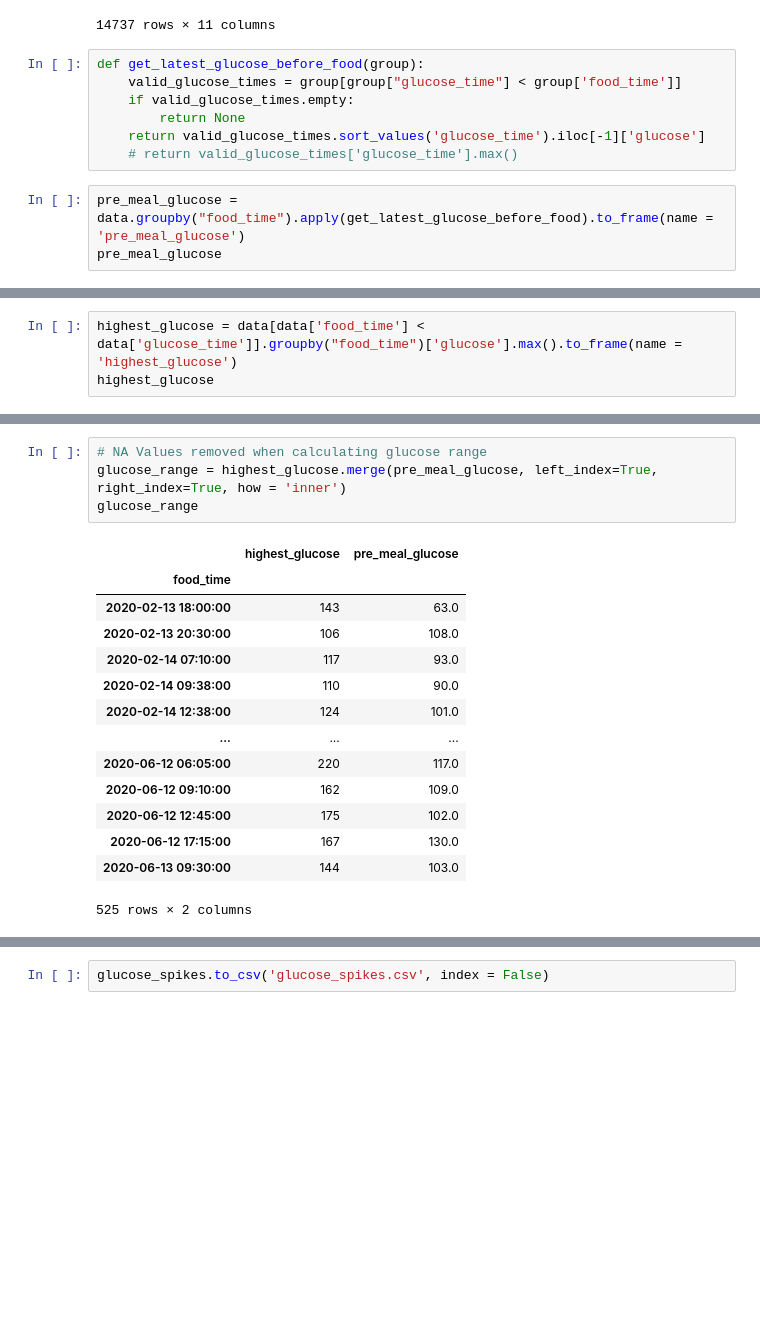
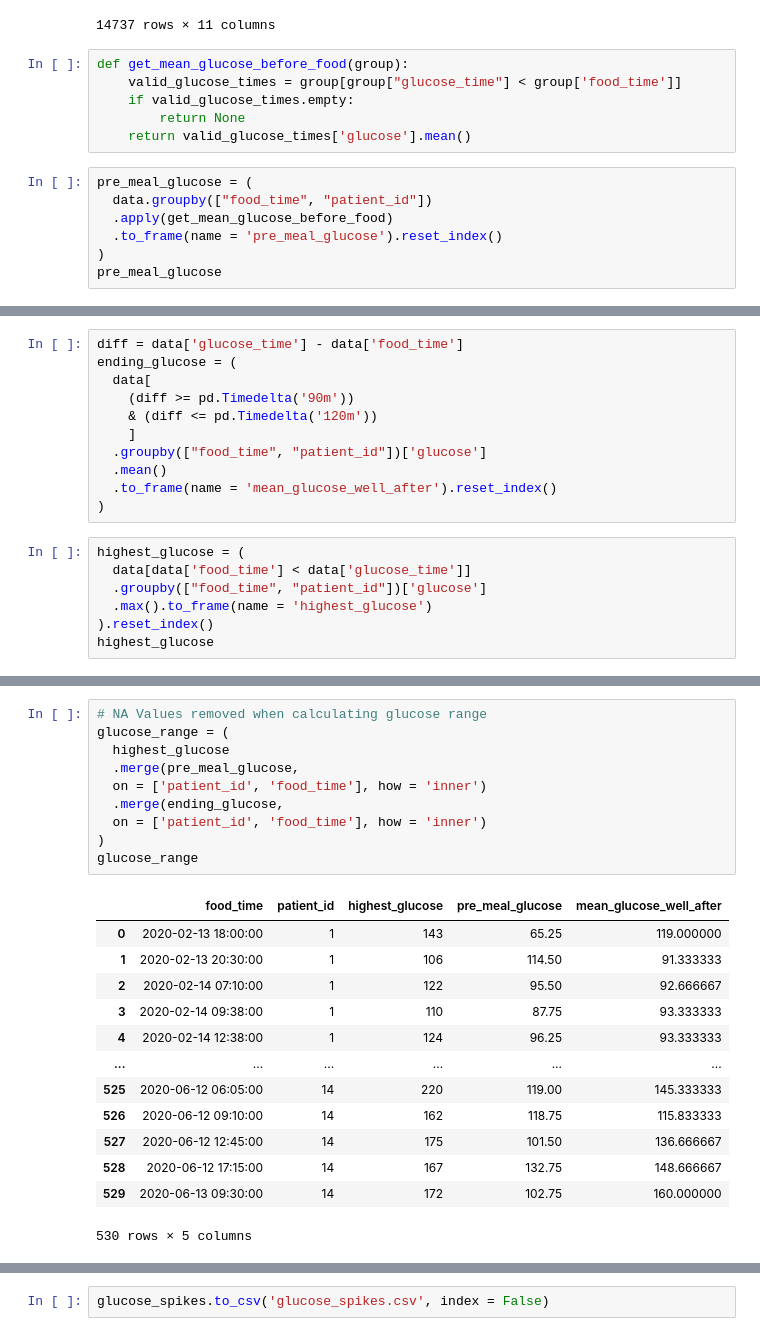
Before and after one commit to KrazyKats/glycemic_charts, a Jupyter notebook: viv_work/eda.ipynb, the cells around one changed output, grey strips where cells are left out. Saved outputs shown, nothing was run; the diff lists cells and outputs as text; blank space fills up the shorter version.

```diff
--- a/viv_work/eda.ipynb
+++ b/viv_work/eda.ipynb
@@ -33,13 +33,16 @@ data
 | 14736 | 2020-06-13 09:30:00 | 654.0 | 82.0 | 5.6 | 40.0 | 26.0 | 26.0 | 14 | 2020-06-13 11:02:56 | ... |
 14737 rows × 11 columns
 # %%
-def get_latest_glucose_before_food(group):
+def get_mean_glucose_before_food(group):
     valid_glucose_times = group[group["glucose_time"] < group['food_time']]
     if valid_glucose_times.empty:
         return None
-    return valid_glucose_times.sort_values('glucose_time').iloc[-1]['glucose']
-    # return valid_glucose_times['glucose_time'].max()
+    return valid_glucose_times['glucose'].mean()
 # %%
-pre_meal_glucose = data.groupby("food_time").apply(get_latest_glucose_before_food).to_frame(name = 'pre_meal_glucose')
+pre_meal_glucose = (
+  data.groupby(["food_time", "patient_id"])
+  .apply(get_mean_glucose_before_food)
+  .to_frame(name = 'pre_meal_glucose').reset_index()
+)
 pre_meal_glucose
 # %% [output]
@@ -64,4 +68,19 @@ pre_meal_glucose
+# %%
+diff = data['glucose_time'] - data['food_time']
+ending_glucose = (
+  data[
+    (diff >= pd.Timedelta('90m'))
+    & (diff <= pd.Timedelta('120m'))
+    ]
+  .groupby(["food_time", "patient_id"])['glucose']
+  .mean()
+  .to_frame(name = 'mean_glucose_well_after').reset_index()
+)
 # %%
-highest_glucose = data[data['food_time'] < data['glucose_time']].groupby("food_time")['glucose'].max().to_frame(name = 'highest_glucose')
+highest_glucose = (
+  data[data['food_time'] < data['glucose_time']]
+  .groupby(["food_time", "patient_id"])['glucose']
+  .max().to_frame(name = 'highest_glucose')
+).reset_index()
 highest_glucose
 # %% [output]
@@ -82,22 +100,27 @@ highest_glucose
 # %%
 # NA Values removed when calculating glucose range
-glucose_range = highest_glucose.merge(pre_meal_glucose, left_index=True, right_index=True, how = 'inner')
+glucose_range = (
+  highest_glucose
+  .merge(pre_meal_glucose,
+  on = ['patient_id', 'food_time'], how = 'inner')
+  .merge(ending_glucose,
+  on = ['patient_id', 'food_time'], how = 'inner')
+)
 glucose_range
 # %% [output]
-|  | highest_glucose | pre_meal_glucose |
-| food_time |  |  |
-| 2020-02-13 18:00:00 | 143 | 63.0 |
-| 2020-02-13 20:30:00 | 106 | 108.0 |
-| 2020-02-14 07:10:00 | 117 | 93.0 |
-| 2020-02-14 09:38:00 | 110 | 90.0 |
-| 2020-02-14 12:38:00 | 124 | 101.0 |
-| ... | ... | ... |
-| 2020-06-12 06:05:00 | 220 | 117.0 |
-| 2020-06-12 09:10:00 | 162 | 109.0 |
-| 2020-06-12 12:45:00 | 175 | 102.0 |
-| 2020-06-12 17:15:00 | 167 | 130.0 |
-| 2020-06-13 09:30:00 | 144 | 103.0 |
+|  | food_time | patient_id | highest_glucose | pre_meal_glucose | mean_glucose_well_after |
+| 0 | 2020-02-13 18:00:00 | 1 | 143 | 65.25 | 119.000000 |
+| 1 | 2020-02-13 20:30:00 | 1 | 106 | 114.50 | 91.333333 |
+| 2 | 2020-02-14 07:10:00 | 1 | 122 | 95.50 | 92.666667 |
+| 3 | 2020-02-14 09:38:00 | 1 | 110 | 87.75 | 93.333333 |
+| 4 | 2020-02-14 12:38:00 | 1 | 124 | 96.25 | 93.333333 |
+| ... | ... | ... | ... | ... | ... |
+| 525 | 2020-06-12 06:05:00 | 14 | 220 | 119.00 | 145.333333 |
+| 526 | 2020-06-12 09:10:00 | 14 | 162 | 118.75 | 115.833333 |
+| 527 | 2020-06-12 12:45:00 | 14 | 175 | 101.50 | 136.666667 |
+| 528 | 2020-06-12 17:15:00 | 14 | 167 | 132.75 | 148.666667 |
+| 529 | 2020-06-13 09:30:00 | 14 | 172 | 102.75 | 160.000000 |
-525 rows × 2 columns
+530 rows × 5 columns
 # %%
 glucose_spikes = (
     glucose_range.merge
```
Also changed, not shown: parts of 20 cells of this notebook, 1 other file.
